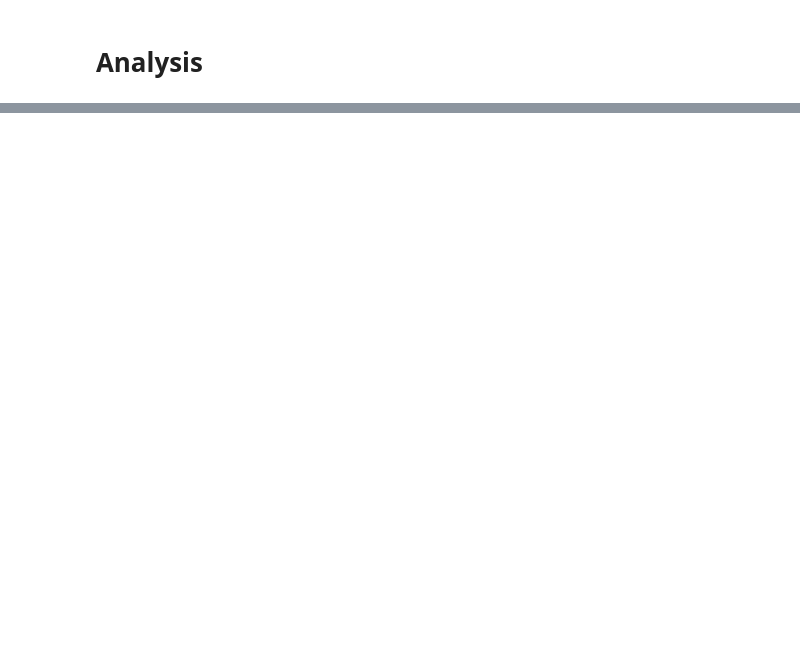
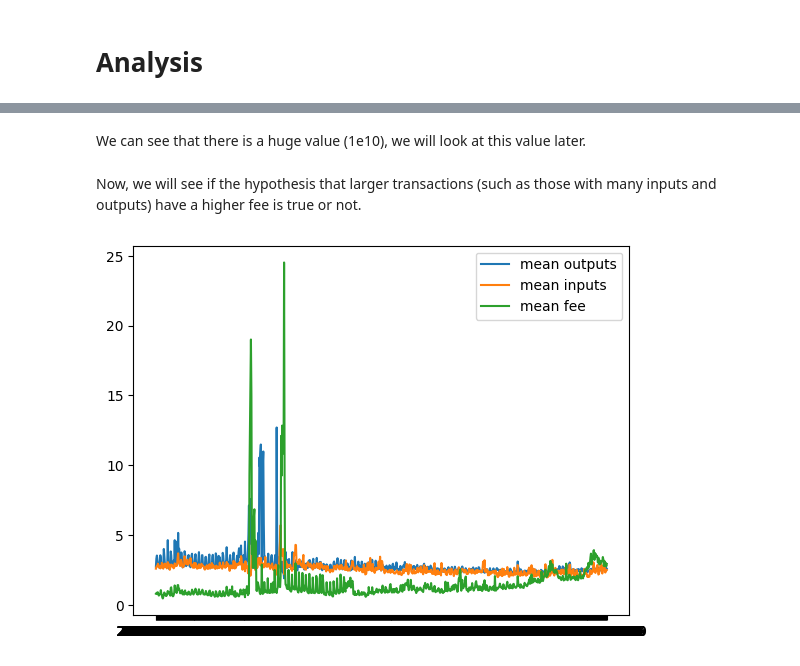
Before and after one commit to DjuloFyro/EGC_2024, a Jupyter notebook: EGC_2024_antoine.feret_julian.gil.ipynb, the cells around one changed output, grey strips where cells are left out. Drawn from its saved outputs; the diff is of its cells as text; code cells hidden in the pictures; blank space fills up the shorter version.

```diff
--- a/EGC_2024_antoine.feret_julian.gil.ipynb
+++ b/EGC_2024_antoine.feret_julian.gil.ipynb
@@ -230,0 +214,17 @@ external_data
+# %% [markdown]
+We can see that there is a huge value (1e10), we will look at this value later.
+# %% [markdown]
+Now, we will see if the hypothesis that larger transactions (such as those with many inputs and outputs) have a higher fee is true or not.
+# %%
+# Plot mean outputs, mean inputs and ,mean fee to show a potential tendance.
+plt.plot(global_data.index, global_data.mean_nb_outputs, label="mean outputs")
+plt.plot(global_data.index, global_data.mean_nb_inputs, label="mean inputs")
+plt.plot(global_data.index, global_data.mean_fee_for100, label="mean fee")
+
+plt.legend()
+plt.show()
+
+# QUESTION A POSER, COMMENT PLOT PROPREMENT LES DATES CHAQUE 5 MOIS.
+# DEMANDER SI IL FAUT FAIRE UN SCATTER PLOT LA PARCE QUE JE LE TROUVE PAS SIGNIFICATIF
+# %% [output]
+[figure, added]
```
Also changed, not shown: parts of 39 cells of this notebook, 5 other files.
